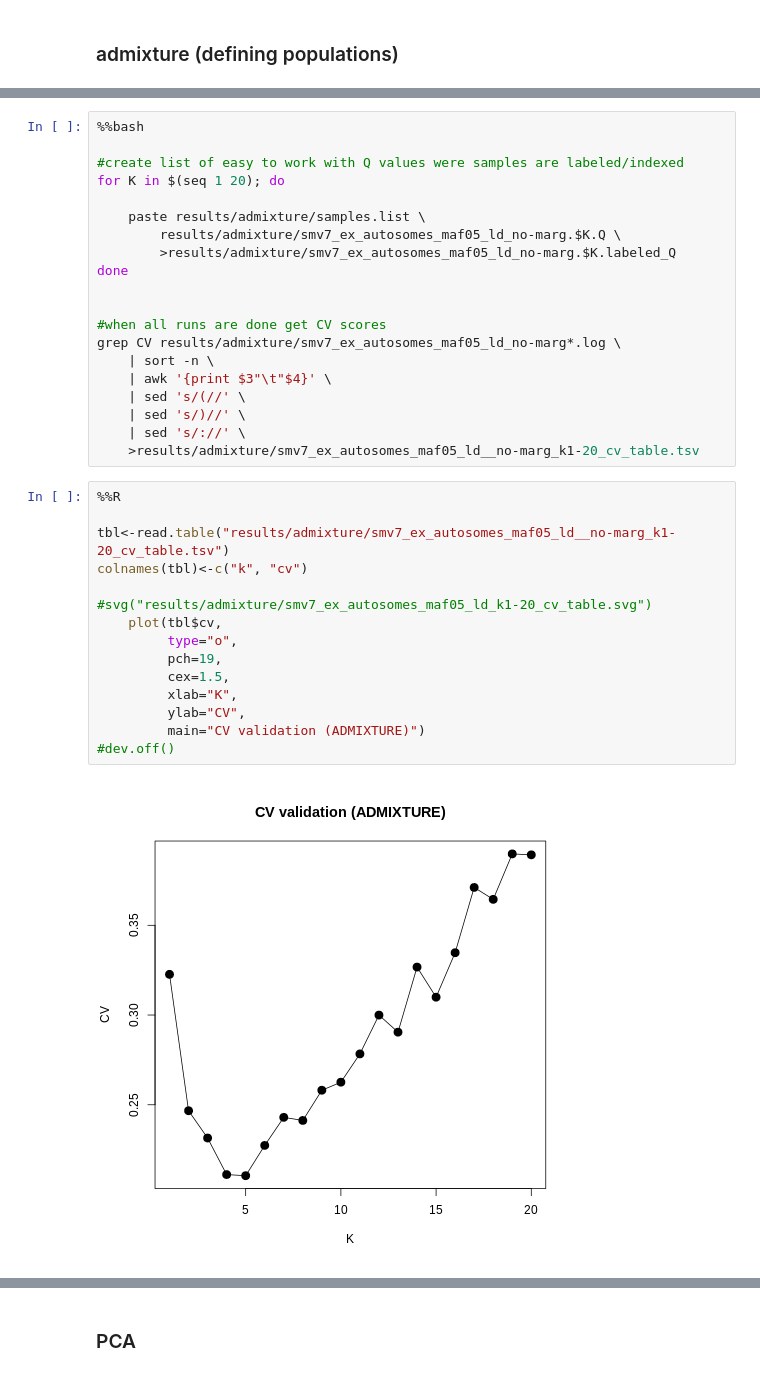
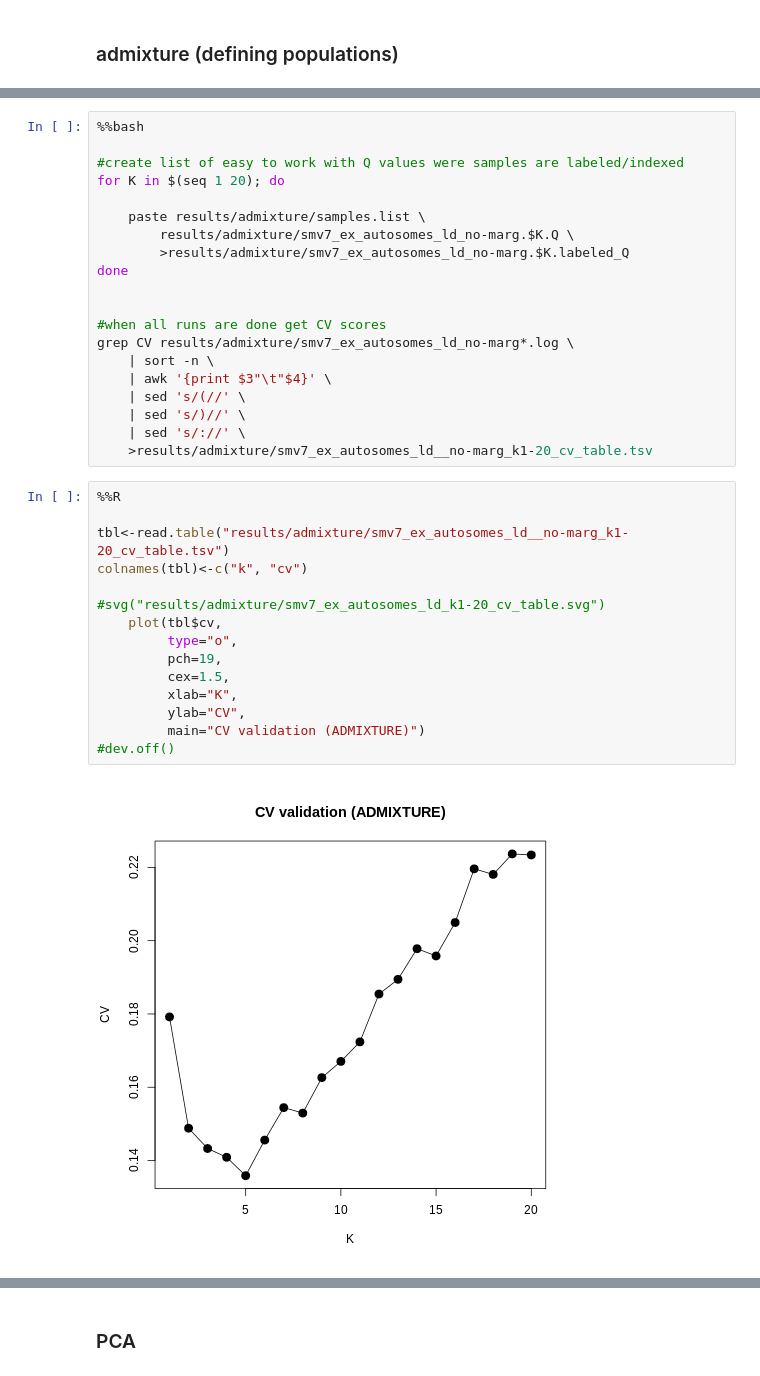
Before and after one commit to nealplatt/sch_man_nwinvasion, a Jupyter notebook: sch_man_nwinvasion.ipynb, the cells around one changed output, grey strips where cells are left out. Saved outputs shown, nothing was run; the diff lists cells and outputs as text.

```diff
--- a/sch_man_nwinvasion.ipynb
+++ b/sch_man_nwinvasion.ipynb
@@ -852,36 +1082,36 @@ Your job 4685913 ("K20_adm_sm") has been submitted
 for K in $(seq 1 20); do
 
     paste results/admixture/samples.list \
-        results/admixture/smv7_ex_autosomes_maf05_ld_no-marg.$K.Q \
-        >results/admixture/smv7_ex_autosomes_maf05_ld_no-marg.$K.labeled_Q
+        results/admixture/smv7_ex_autosomes_ld_no-marg.$K.Q \
+        >results/admixture/smv7_ex_autosomes_ld_no-marg.$K.labeled_Q
 done
 
 
 #when all runs are done get CV scores
-grep CV results/admixture/smv7_ex_autosomes_maf05_ld_no-marg*.log \
+grep CV results/admixture/smv7_ex_autosomes_ld_no-marg*.log \
     | sort -n \
     | awk '{print $3"\t"$4}' \
     | sed 's/(//' \
     | sed 's/)//' \
     | sed 's/://' \
-    >results/admixture/smv7_ex_autosomes_maf05_ld__no-marg_k1-20_cv_table.tsv
+    >results/admixture/smv7_ex_autosomes_ld__no-marg_k1-20_cv_table.tsv
 # %%
 %%R
 
-tbl<-read.table("results/admixture/smv7_ex_autosomes_maf05_ld__no-marg_k1-20_cv_table.tsv")
+tbl<-read.table("results/admixture/smv7_ex_autosomes_ld__no-marg_k1-20_cv_table.tsv")
 colnames(tbl)<-c("k", "cv")
 
-#svg("results/admixture/smv7_ex_autosomes_maf05_ld_k1-20_cv_table.svg")
+#svg("results/admixture/smv7_ex_autosomes_ld_k1-20_cv_table.svg")
     plot(tbl$cv,
          type="o",
          pch=19,
          cex=1.5,
          xlab="K",
          ylab="CV",
          main="CV validation (ADMIXTURE)")
 #dev.off()
 # %% [output]
-[figure, old version]
+[figure, new version]
 # %%
 %%R
 
```
Also changed, not shown: parts of 40 cells of this notebook, 1 other file.
